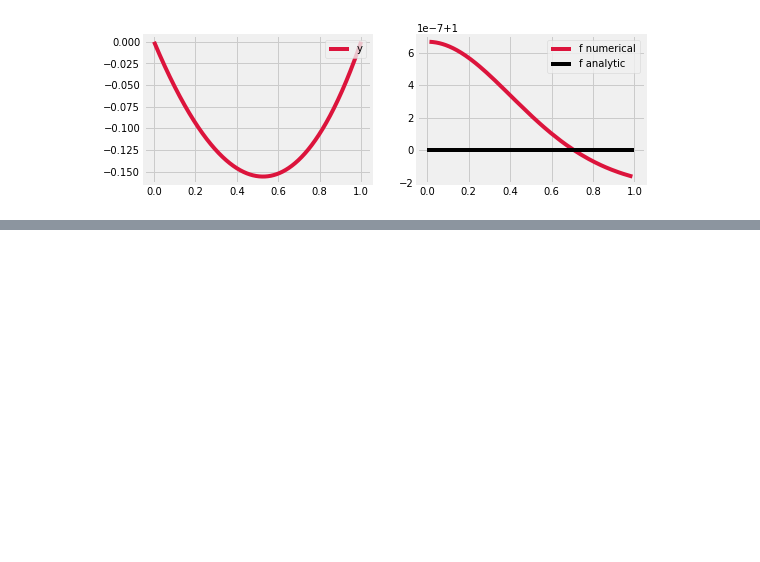
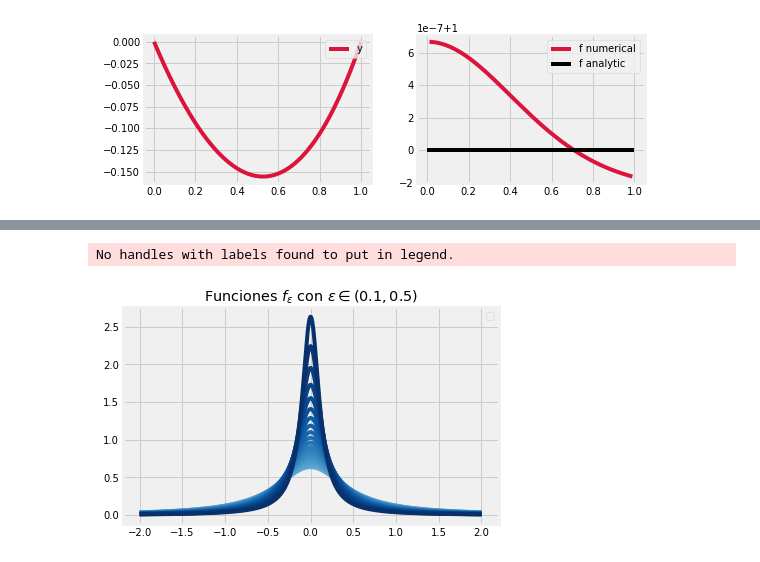
Before and after one commit to carloscerlira/MAF, a Jupyter notebook: Tarea_2/code.ipynb, the cells around one changed output, grey strips where cells are left out. Saved outputs shown, nothing was run; the diff lists cells and outputs as text; code cells hidden in the pictures; blank space fills up the shorter version.

```diff
--- a/Tarea_2/code.ipynb
+++ b/Tarea_2/code.ipynb
@@ -209,0 +234,14 @@ plt.show()
+# %%
+I = 2
+f = lambda t, eps: 1/np.pi*eps/(t**2+eps**2);
+eq = 'Funciones $f_\epsilon$ con $\epsilon \in ('+str(e_1)+','+str(e_2)+')$'
+deltas(f, 'f')
+        # f = lambda x: 1/np.pi*eps/(x**2+eps**2)
+        # f_dot = lambda x: 1/np.pi*eps/(2*x+eps**2)
+        # second = lambda x: f + x*f_dot
+        # f_ddot = lambda x: 1/np.pi*eps/(2+eps**2)
+        # f_ddot = np.vectorize(f_ddot)
+        #plt.plot(time, f(time), color=colors[i])
+# %% [output]
+No handles with labels found to put in legend.
+[figure, added]
```
Also changed, not shown: parts of 6 cells of this notebook, 17 other files.
